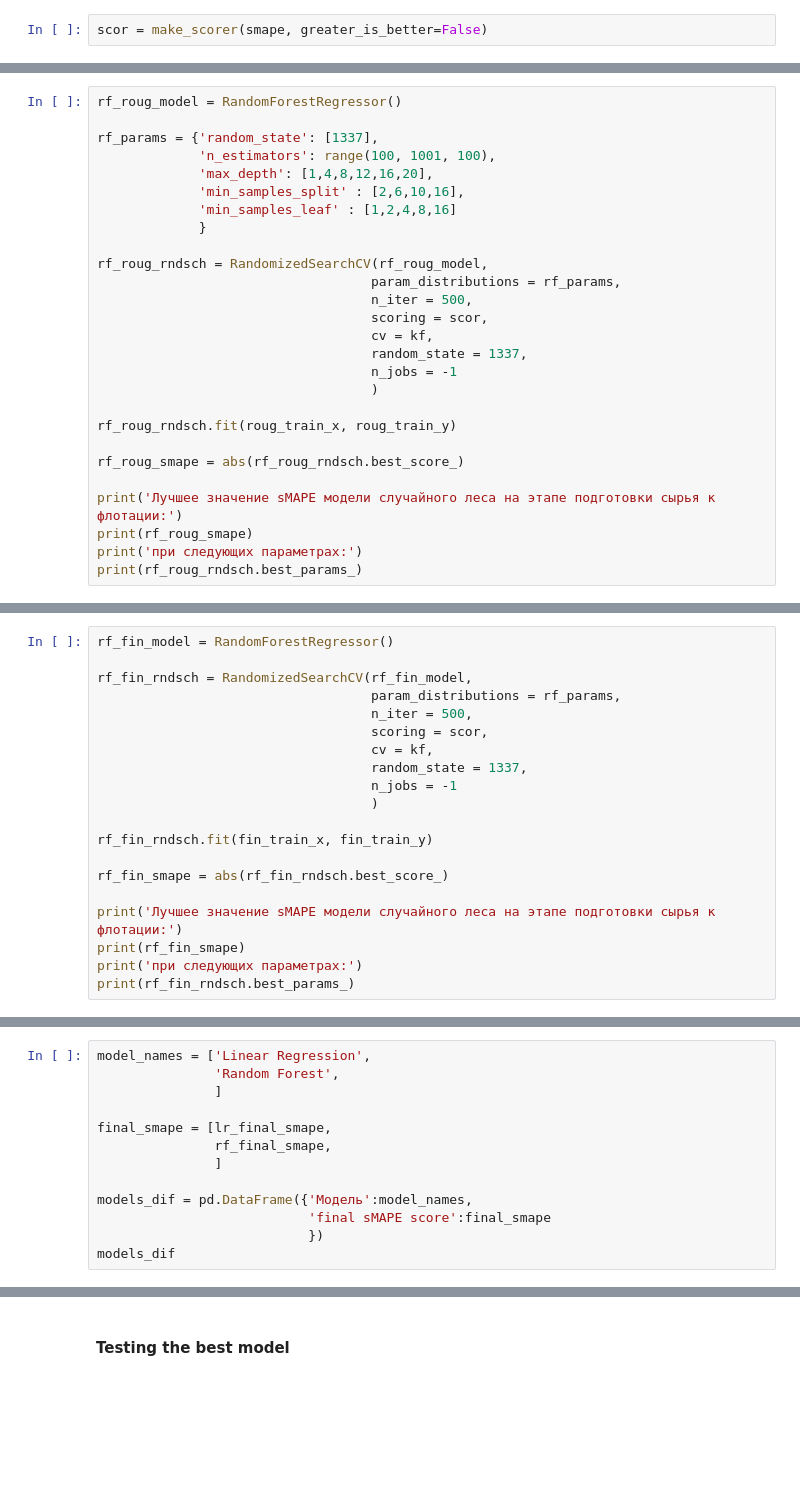
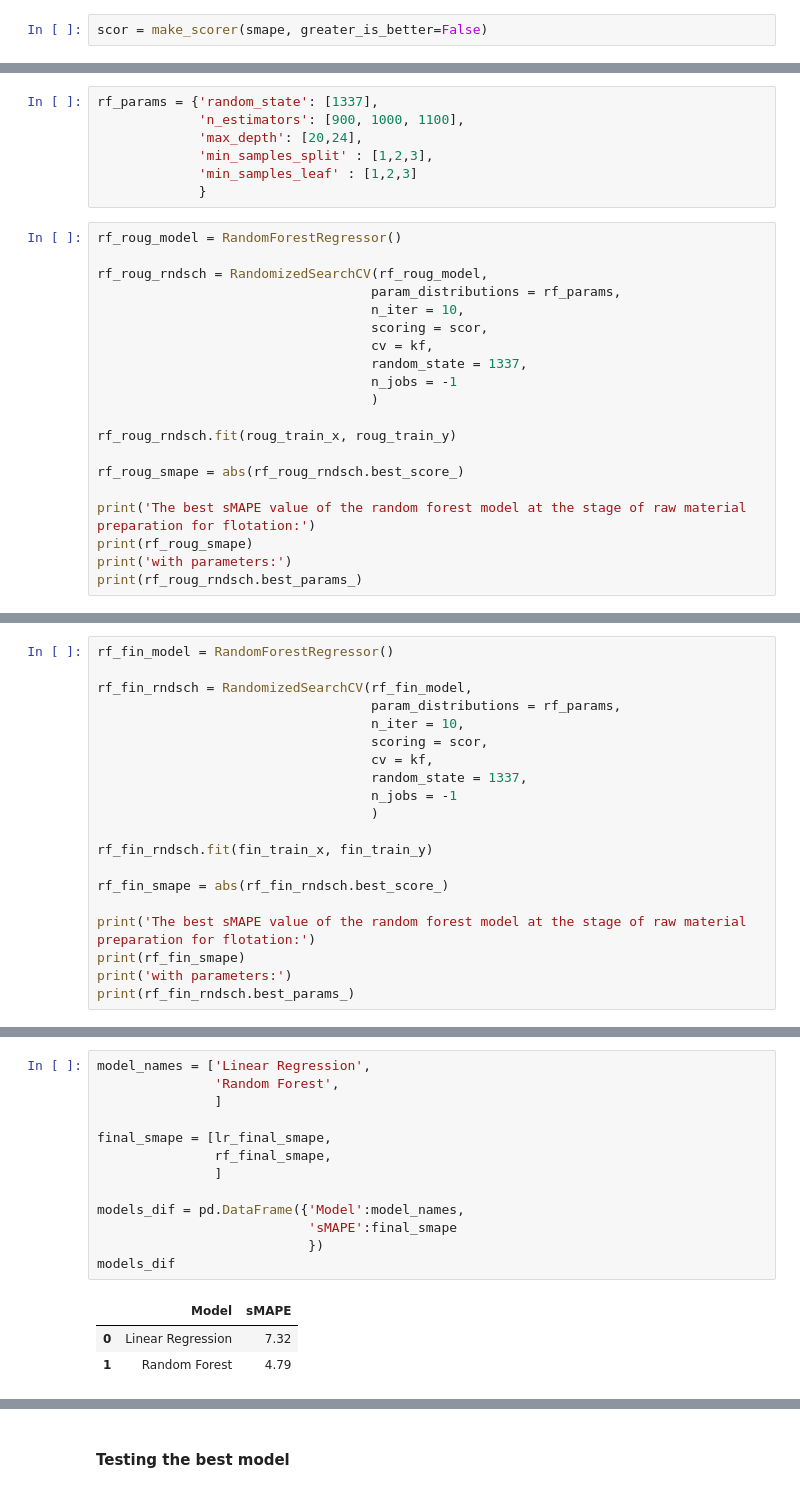
Before and after one commit to PSImera/Yandex.practicum.ds, a Jupyter notebook: project_sprint_12_sbor2_gold_recovery/sbor2_gold_recovery_ENG.ipynb, the cells around one changed output, grey strips where cells are left out. Cells and saved outputs as stored; diff of their text form; blank space fills up the shorter version.

```diff
--- a/project_sprint_12_sbor2_gold_recovery/sbor2_gold_recovery_ENG.ipynb
+++ b/project_sprint_12_sbor2_gold_recovery/sbor2_gold_recovery_ENG.ipynb
@@ -816,16 +1069,16 @@ To select parameters, we use the RandomizedSearchcv method
+# %%
+rf_params = {'random_state': [1337],
+             'n_estimators': [900, 1000, 1100],
+             'max_depth': [20,24],
+             'min_samples_split' : [1,2,3],
+             'min_samples_leaf' : [1,2,3]
+             }
 # %%
 rf_roug_model = RandomForestRegressor()
 
-rf_params = {'random_state': [1337],
-             'n_estimators': range(100, 1001, 100),
-             'max_depth': [1,4,8,12,16,20],
-             'min_samples_split' : [2,6,10,16],
-             'min_samples_leaf' : [1,2,4,8,16]
-             }
-
 rf_roug_rndsch = RandomizedSearchCV(rf_roug_model,
                                    param_distributions = rf_params,
-                                   n_iter = 500,
+                                   n_iter = 10,
                                    scoring = scor,
                                    cv = kf,
                                    random_state = 1337,
@@ -836,7 +1089,7 @@ rf_roug_rndsch.fit(roug_train_x, roug_train_y)
 
 rf_roug_smape = abs(rf_roug_rndsch.best_score_)
 
-print('Лучшее значение sMAPE модели случайного леса на этапе подготовки сырья к флотации:')
+print('The best sMAPE value of the random forest model at the stage of raw material preparation for flotation:')
 print(rf_roug_smape)
-print('при следующих параметрах:')
+print('with parameters:')
 print(rf_roug_rndsch.best_params_)
@@ -852,7 +1103,7 @@ rf_fin_model = RandomForestRegressor()
 
 rf_fin_rndsch = RandomizedSearchCV(rf_fin_model,
                                    param_distributions = rf_params,
-                                   n_iter = 500,
+                                   n_iter = 10,
                                    scoring = scor,
                                    cv = kf,
                                    random_state = 1337,
@@ -863,7 +1114,7 @@ rf_fin_rndsch.fit(fin_train_x, fin_train_y)
 
 rf_fin_smape = abs(rf_fin_rndsch.best_score_)
 
-print('Лучшее значение sMAPE модели случайного леса на этапе подготовки сырья к флотации:')
+print('The best sMAPE value of the random forest model at the stage of raw material preparation for flotation:')
 print(rf_fin_smape)
-print('при следующих параметрах:')
+print('with parameters:')
 print(rf_fin_rndsch.best_params_)
@@ -886,14 +1140,18 @@ print(f'Final sMAPE = {round(rf_final_smape, 2)}')
 # %%
 model_names = ['Linear Regression',
                'Random Forest',
                ]
 
 final_smape = [lr_final_smape,
                rf_final_smape,
                ]
 
-models_dif = pd.DataFrame({'Модель':model_names,
-                           'final sMAPE score':final_smape
+models_dif = pd.DataFrame({'Model':model_names,
+                           'sMAPE':final_smape
                            })
 models_dif
+# %% [output]
+|  | Model | sMAPE |
+| 0 | Linear Regression | 7.32 |
+| 1 | Random Forest | 4.79 |
 # %% [markdown]
```
Also changed, not shown: parts of 107 cells of this notebook, 48 other files.
